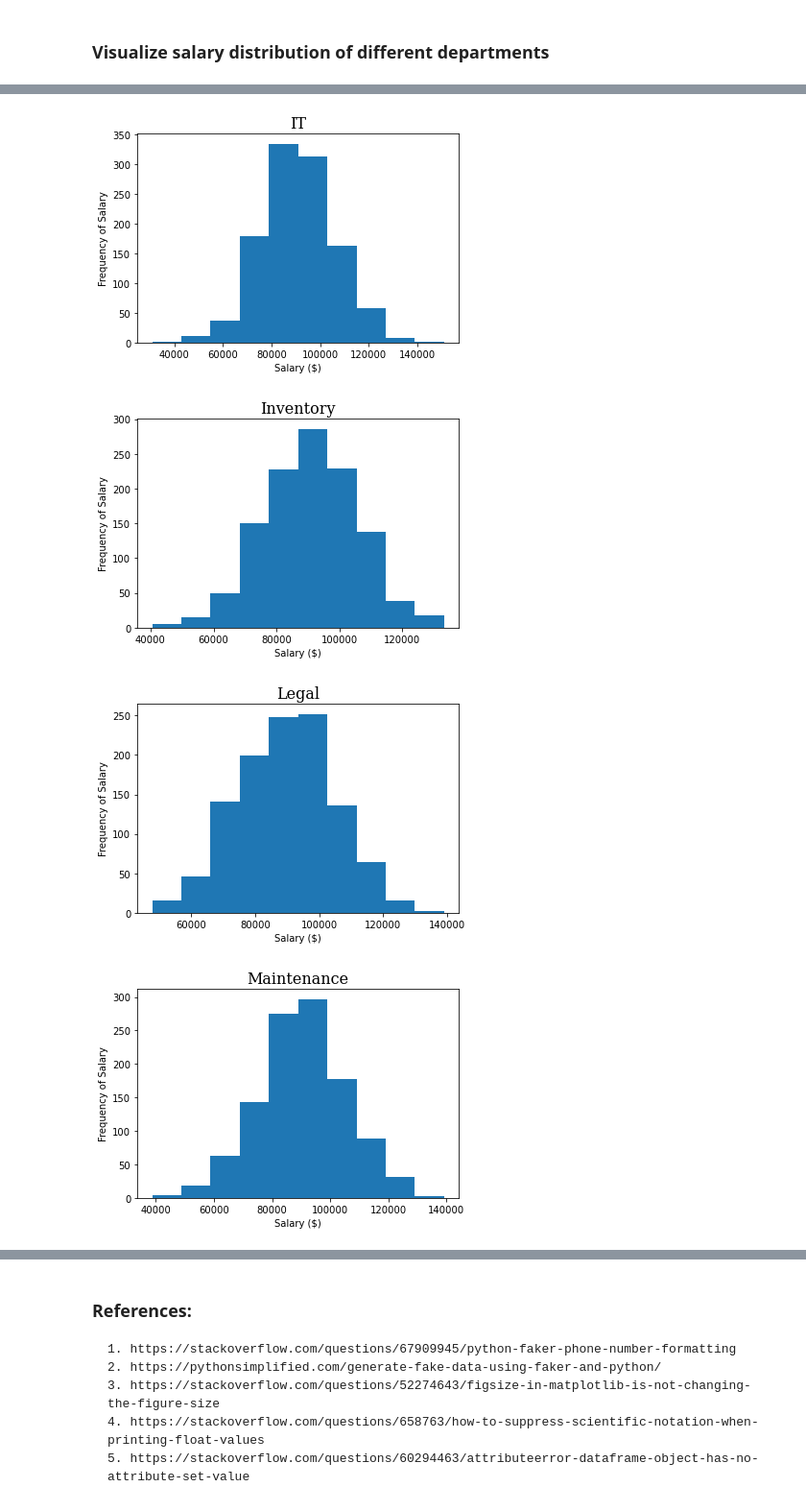
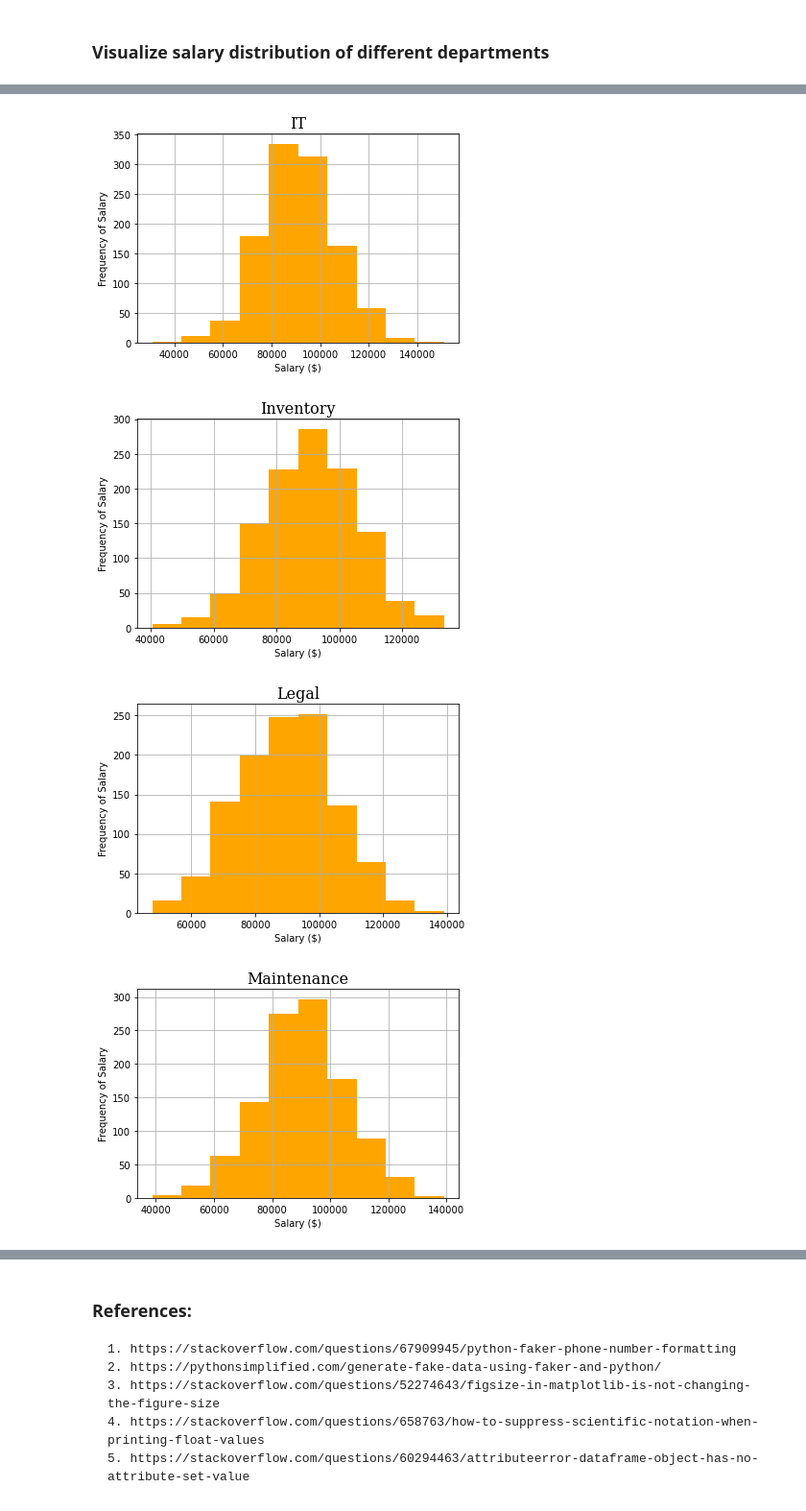
Before and after one commit to daksh-intwala/DATA_601, a Jupyter notebook: week07/homework/hw-07.ipynb, the cells around one changed output, grey strips where cells are left out. Shown at 96% size. Saved outputs shown, nothing was run; the diff lists cells and outputs as text; code cells hidden in the pictures.

```diff
--- a/week07/homework/hw-07.ipynb
+++ b/week07/homework/hw-07.ipynb
@@ -263,9 +263,10 @@ for i,j in sal_by_state:
 # %%
 sal_by_dept = join_all.groupby('dept_name')['yr_salary']
 for i,j in sal_by_dept:
-    plt.hist(j.values)
+    plt.hist(j.values, color='orange')
     plt.title(i, fontdict={'size':16, 'family':'serif'})
     plt.xlabel('Salary ($)')
     plt.ylabel('Frequency of Salary')
+    plt.grid()
     plt.show()
 # %% [output]
@@ -276,4 +277,4 @@ for i,j in sal_by_dept:
-[figure, old version]
+[figure, new version]
-[figure, old version]
+[figure, new version]
-[figure, old version]
+[figure, new version]
-[figure, old version]
+[figure, new version]
```
Also changed, not shown: parts of 1 cell of this notebook.
